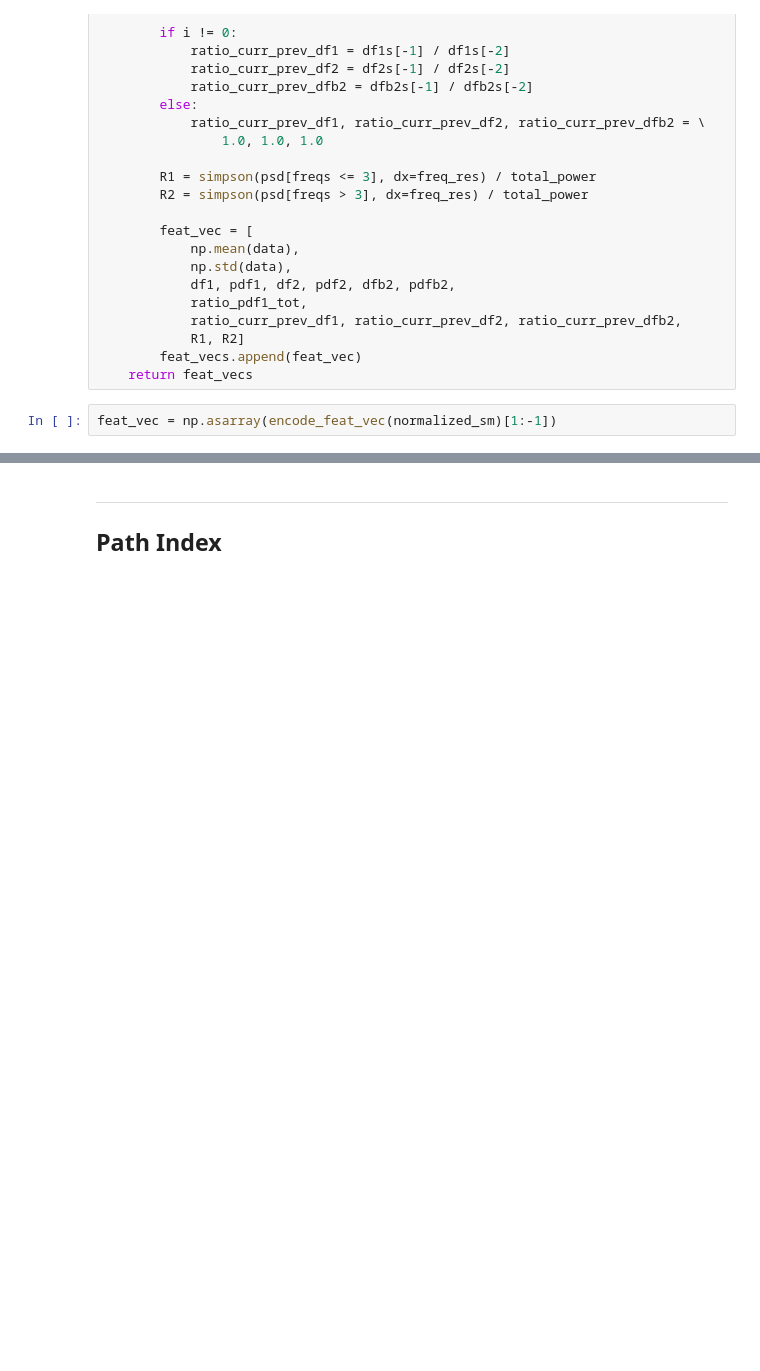
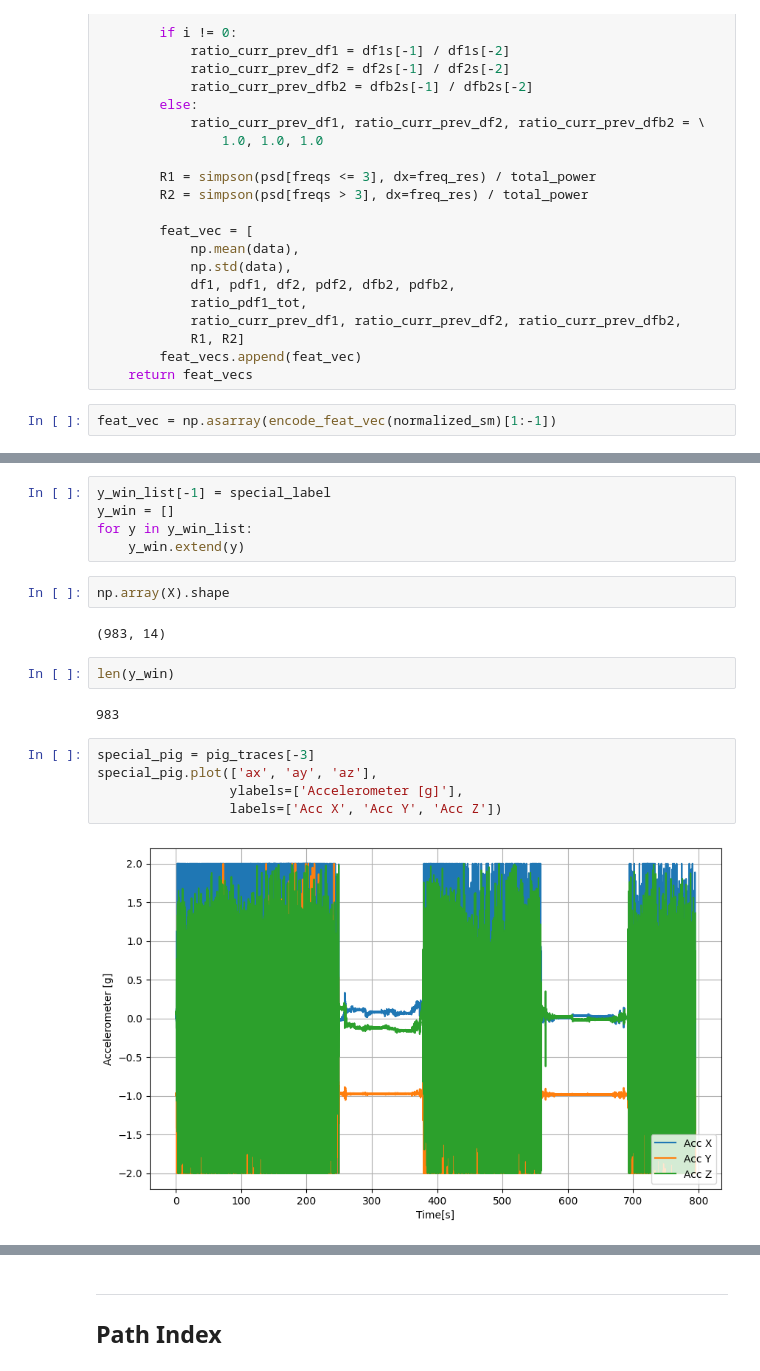
Before and after one commit to matchy233/mham, a Jupyter notebook: path-detection.ipynb, the cells around one changed output, grey strips where cells are left out. Saved outputs shown, nothing was run; the diff lists cells and outputs as text; blank space fills up the shorter version.

```diff
--- a/path-detection.ipynb
+++ b/path-detection.ipynb
@@ -275,0 +297,20 @@ feat_vec = np.asarray(encode_feat_vec(normalized_sm)[1:-1])
+# %%
+y_win_list[-1] = special_label
+y_win = []
+for y in y_win_list:
+    y_win.extend(y)
+# %%
+np.array(X).shape
+# %% [output]
+(983, 14)
+# %%
+len(y_win)
+# %% [output]
+983
+# %%
+special_pig = pig_traces[-3]
+special_pig.plot(['ax', 'ay', 'az'],
+                 ylabels=['Accelerometer [g]'],
+                 labels=['Acc X', 'Acc Y', 'Acc Z'])
+# %% [output]
+[figure, added]
```
Also changed, not shown: parts of 10 cells of this notebook.
